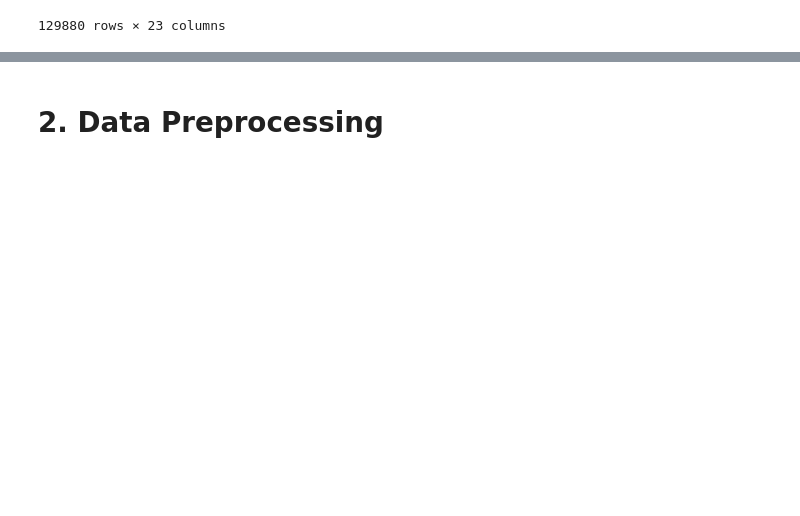
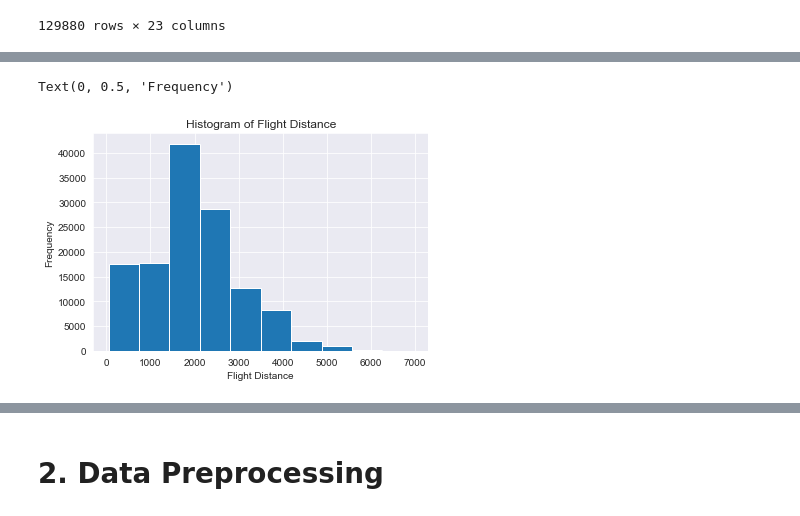
Before and after one commit to lotlouischoitslab/Airline_Satisfaction, a Jupyter notebook: airline_satisfication.ipynb, the cells around one changed output, grey strips where cells are left out. Drawn from its saved outputs; the diff is of its cells as text; code cells hidden in the pictures; blank space fills up the shorter version.

```diff
--- a/airline_satisfication.ipynb
+++ b/airline_satisfication.ipynb
@@ -55,0 +46,9 @@ memory usage: 22.8+ MB
+# %%
+#Flight Distance
+data['Flight Distance'].hist(bins=10)
+plt.title("Histogram of Flight Distance")
+plt.xlabel('Flight Distance')
+plt.ylabel('Frequency')
+# %% [output]
+Text(0, 0.5, 'Frequency')
+[figure, added]
```
Also changed, not shown: parts of 16 cells of this notebook.
